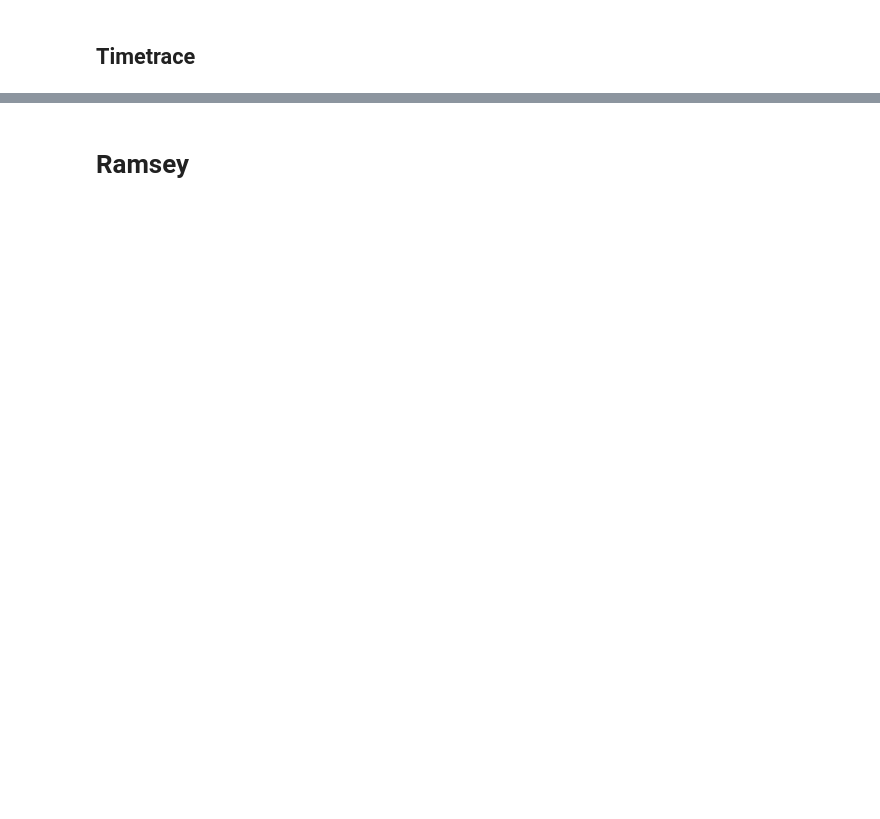
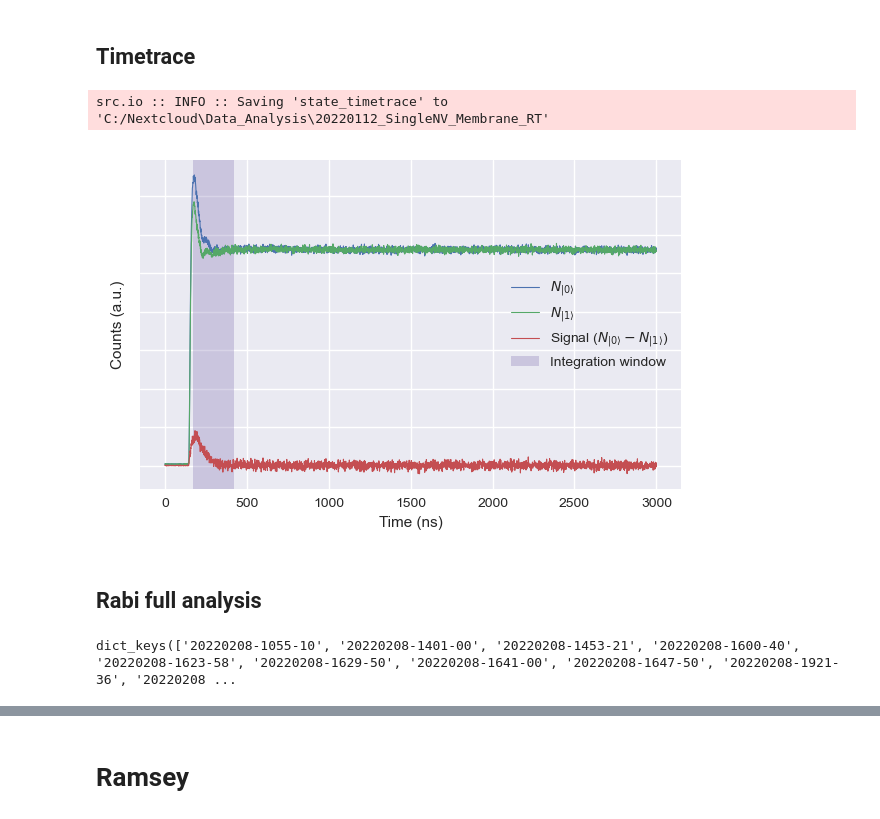
Before and after one commit to dineshpinto/qudi-hira-analysis, a Jupyter notebook: notebooks/20220112_SingleNV_Membrane_RT.ipynb, the cells around one changed output, grey strips where cells are left out. Drawn from its saved outputs; the diff is of its cells as text; code cells hidden in the pictures; blank space fills up the shorter version.

Commit message:
Additional analysis methods and backwards compatibility.

```diff
--- a/notebooks/20220112_SingleNV_Membrane_RT.ipynb
+++ b/notebooks/20220112_SingleNV_Membrane_RT.ipynb
@@ -334,23 +340,32 @@ sio.save_figures("rabi_power_dep", FIGURE_FOLDERPATH)
 # %%
 %matplotlib widget
 
 fig, ax = plt.subplots(figsize=(6, 4))
 
 timetrace1 = rabi["20220208-1950-35"]["raw_timetrace"]["data"][1]
 timetrace2 = rabi["20220208-1950-35"]["raw_timetrace"]["data"][0]
 
 linewidth = 0.8
 ax.plot(timetrace1, linewidth=linewidth, label=r"$N_{|0\rangle}$")
 ax.plot(timetrace2, linewidth=linewidth, label=r"$N_{|1\rangle}$")
 ax.plot(timetrace1 - timetrace2, linewidth=linewidth, label=r"Signal ($N_{|0\rangle} - N_{|1\rangle}$)")
 
 integration_start = 170
-integration_width = 200
+integration_width = 250
 ax.axvspan(integration_start, integration_start+integration_width, alpha=0.3, color="C3", linewidth=0, label="Integration window")
 ax.set_xlabel("Time (ns)")
 ax.set_ylabel("Counts (a.u.)")
 ax.axes.yaxis.set_ticklabels([])
 
 ax.legend()
 fig.tight_layout()
 sio.save_figures("state_timetrace", FIGURE_FOLDERPATH)
+# %% [output]
+src.io :: INFO :: Saving 'state_timetrace' to 'C:/Nextcloud\Data_Analysis\20220112_SingleNV_Membrane_RT'
+[figure, added]
+# %% [markdown]
+## Rabi full analysis
+# %%
+rabi.keys()
+# %% [output]
+dict_keys(['20220208-1055-10', '20220208-1401-00', '20220208-1453-21', '20220208-1600-40', '20220208-1623-58', '20220208-1629-50', '20220208-1641-00', '20220208-1647-50', '20220208-1921-36', '20220208 ...
```
Also changed, not shown: parts of 19 cells of this notebook, 4 other files.
